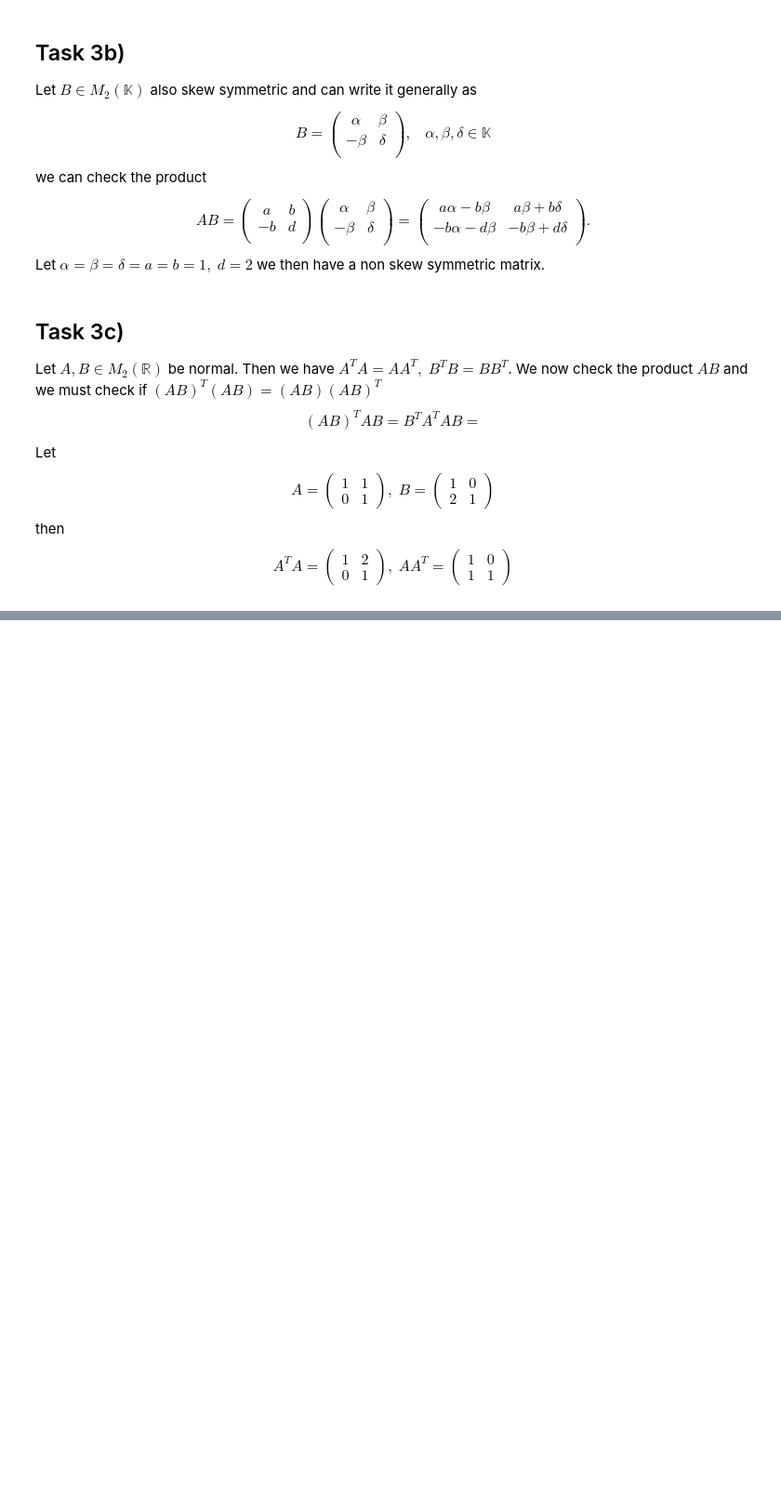
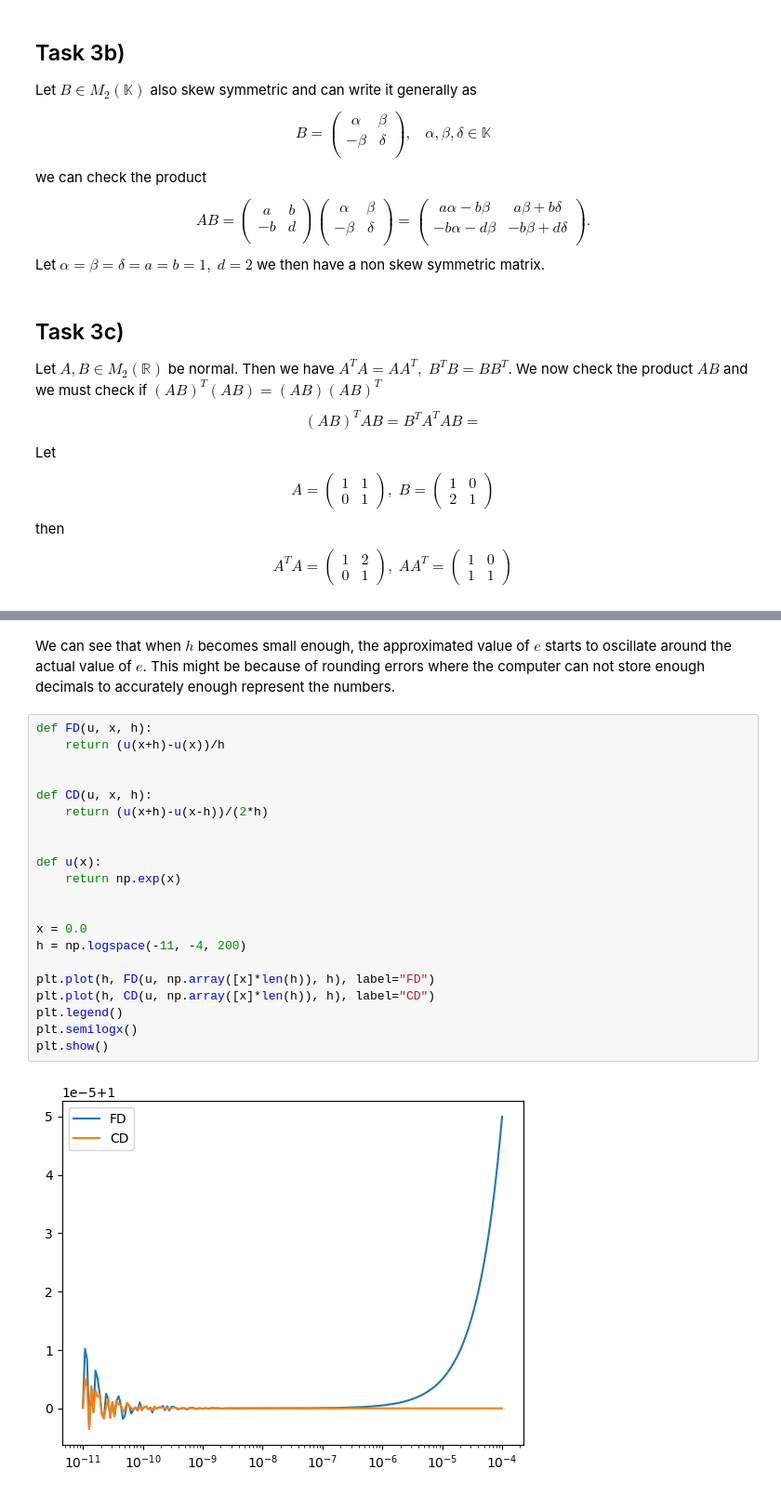
Before and after one commit to Joliv3r/musical-potato-3, a Jupyter notebook: nummat/Oving1.ipynb, the cells around one changed output, grey strips where cells are left out. Shown at 93% size. Saved outputs shown, nothing was run; the diff lists cells and outputs as text; blank space fills up the shorter version.

```diff
--- a/nummat/Oving1.ipynb
+++ b/nummat/Oving1.ipynb
@@ -150,0 +196,25 @@ $$
+# %% [markdown]
+We can see that when $h$ becomes small enough, the approximated value of $e$ starts to oscillate around the actual value of $e$. This might be because of rounding errors where the computer can not store enough decimals to accurately enough represent the numbers.
+# %%
+def FD(u, x, h):
+    return (u(x+h)-u(x))/h
+
+
+def CD(u, x, h):
+    return (u(x+h)-u(x-h))/(2*h)
+
+
+def u(x):
+    return np.exp(x)
+
+
+x = 0.0
+h = np.logspace(-11, -4, 200)
+
+plt.plot(h, FD(u, np.array([x]*len(h)), h), label="FD")
+plt.plot(h, CD(u, np.array([x]*len(h)), h), label="CD")
+plt.legend()
+plt.semilogx()
+plt.show()
+# %% [output]
+[figure, added]
```
Also changed, not shown: parts of 7 cells of this notebook.
